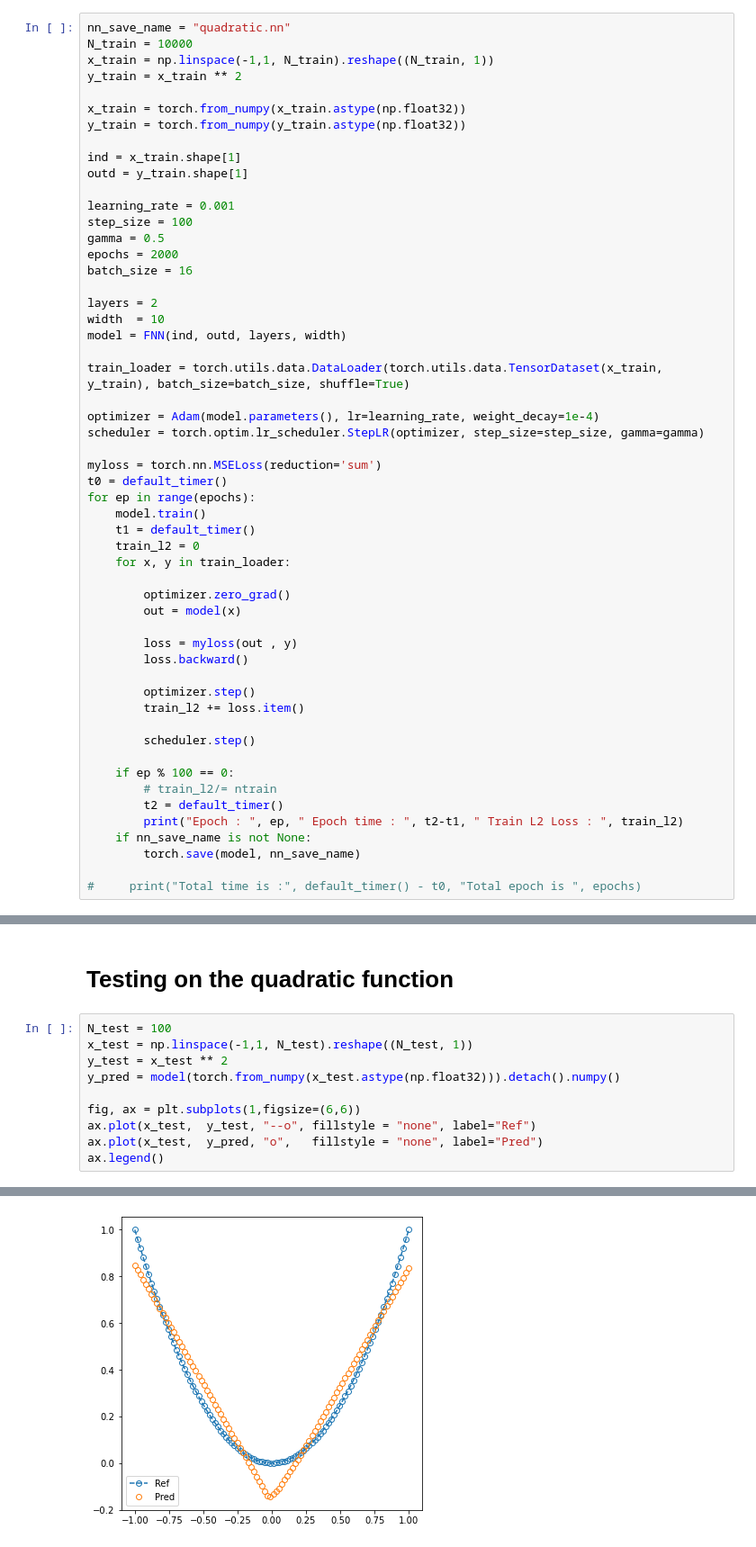
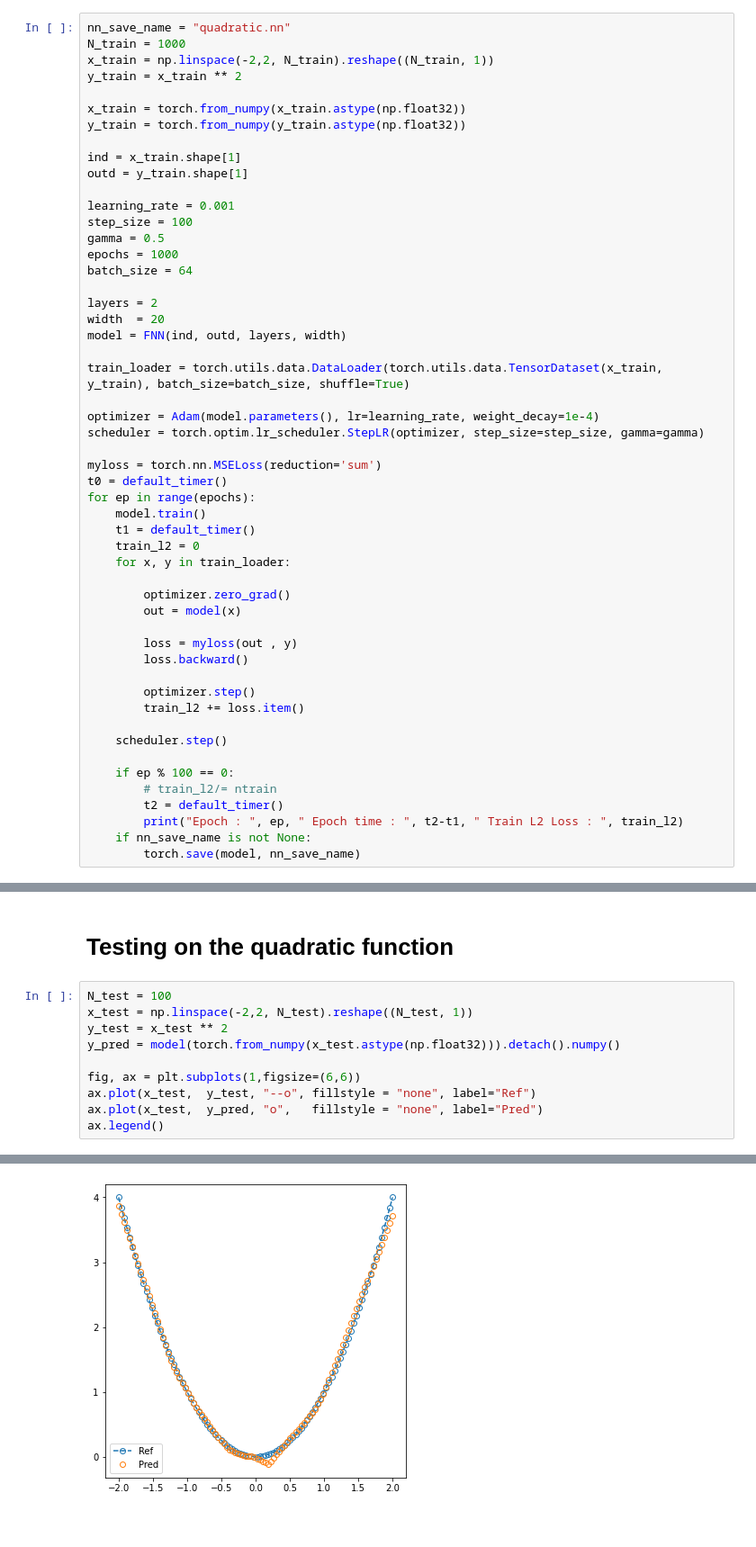
Before and after one commit to Zhengyu-Huang/Point-Jet, a Jupyter notebook: Poisson_model/Direct_NN.ipynb, the cells around one changed output, grey strips where cells are left out. Shown: that part at 90% size. Drawn from its saved outputs; the diff is of its cells as text.

```diff
--- a/Poisson_model/Direct_NN.ipynb
+++ b/Poisson_model/Direct_NN.ipynb
@@ -13,8 +13,8 @@ from timeit import default_timer
 # Training a quadratic function
 # %%
 nn_save_name = "quadratic.nn"
-N_train = 10000
-x_train = np.linspace(-1,1, N_train).reshape((N_train, 1))
+N_train = 1000
+x_train = np.linspace(-2,2, N_train).reshape((N_train, 1))
 y_train = x_train ** 2
 
 x_train = torch.from_numpy(x_train.astype(np.float32))
@@ -26,11 +26,11 @@ outd = y_train.shape[1]
 learning_rate = 0.001
 step_size = 100
 gamma = 0.5
-epochs = 2000
-batch_size = 16
+epochs = 1000
+batch_size = 64
 
 layers = 2
-width  = 10
+width  = 20
 model = FNN(ind, outd, layers, width)
 
 train_loader = torch.utils.data.DataLoader(torch.utils.data.TensorDataset(x_train, y_train), batch_size=batch_size, shuffle=True)
@@ -55,7 +55,7 @@ for ep in range(epochs):
         optimizer.step()
         train_l2 += loss.item()
 
-        scheduler.step()
+    scheduler.step()
 
     if ep % 100 == 0:
         # train_l2/= ntrain
@@ -63,6 +63,4 @@ for ep in range(epochs):
         print("Epoch : ", ep, " Epoch time : ", t2-t1, " Train L2 Loss : ", train_l2)
     if nn_save_name is not None:
         torch.save(model, nn_save_name)
-
-#     print("Total time is :", default_timer() - t0, "Total epoch is ", epochs)
 # %% [output]
@@ -90,14 +78,14 @@ Epoch :  1900  Epoch time :  0.27253753100012545  Train L2 Loss :  52.0091763064
 # Testing on the quadratic function
 # %%
 N_test = 100
-x_test = np.linspace(-1,1, N_test).reshape((N_test, 1))
+x_test = np.linspace(-2,2, N_test).reshape((N_test, 1))
 y_test = x_test ** 2
 y_pred = model(torch.from_numpy(x_test.astype(np.float32))).detach().numpy()
 
 fig, ax = plt.subplots(1,figsize=(6,6))
 ax.plot(x_test,  y_test, "--o", fillstyle = "none", label="Ref")
 ax.plot(x_test,  y_pred, "o",   fillstyle = "none", label="Pred")
 ax.legend()
 # %% [output]
 <matplotlib.legend.Legend at 0x...>
-[figure, old version]
+[figure, new version]
```
Also changed, not shown: parts of 3 cells of this notebook.
